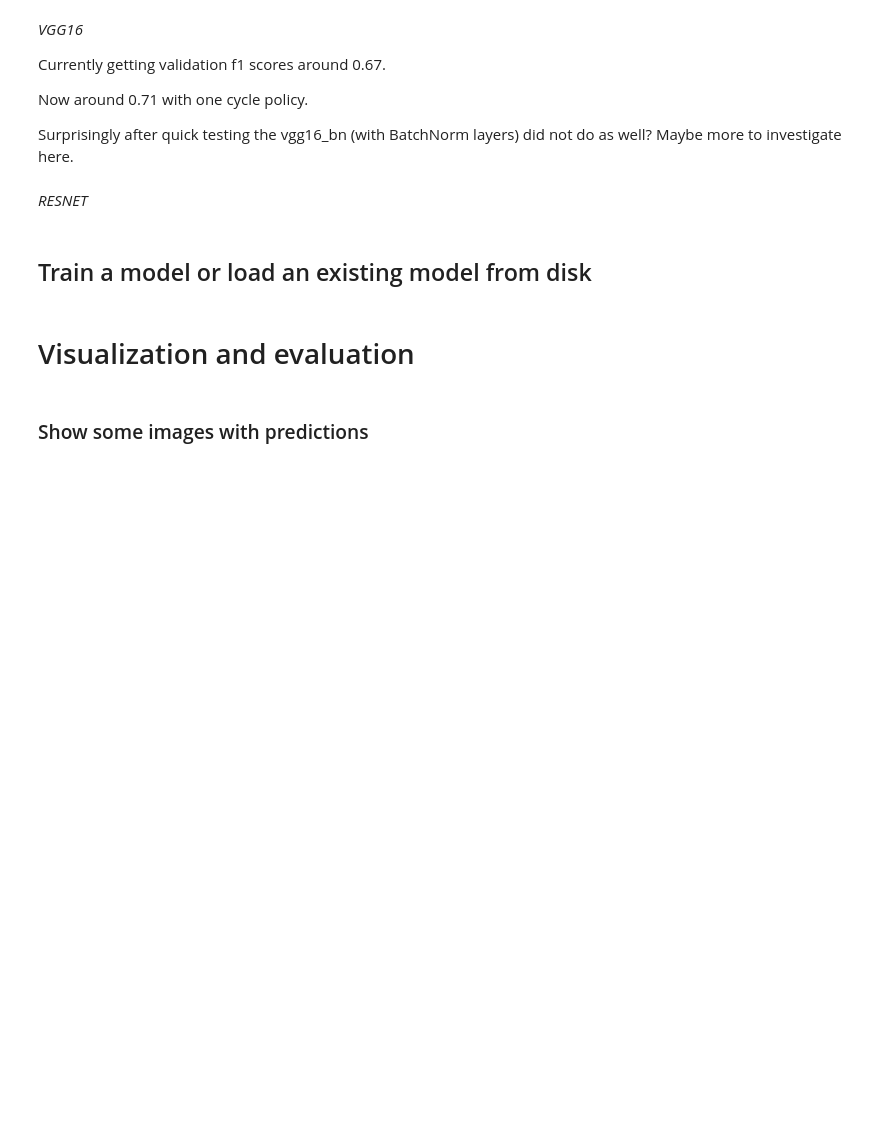
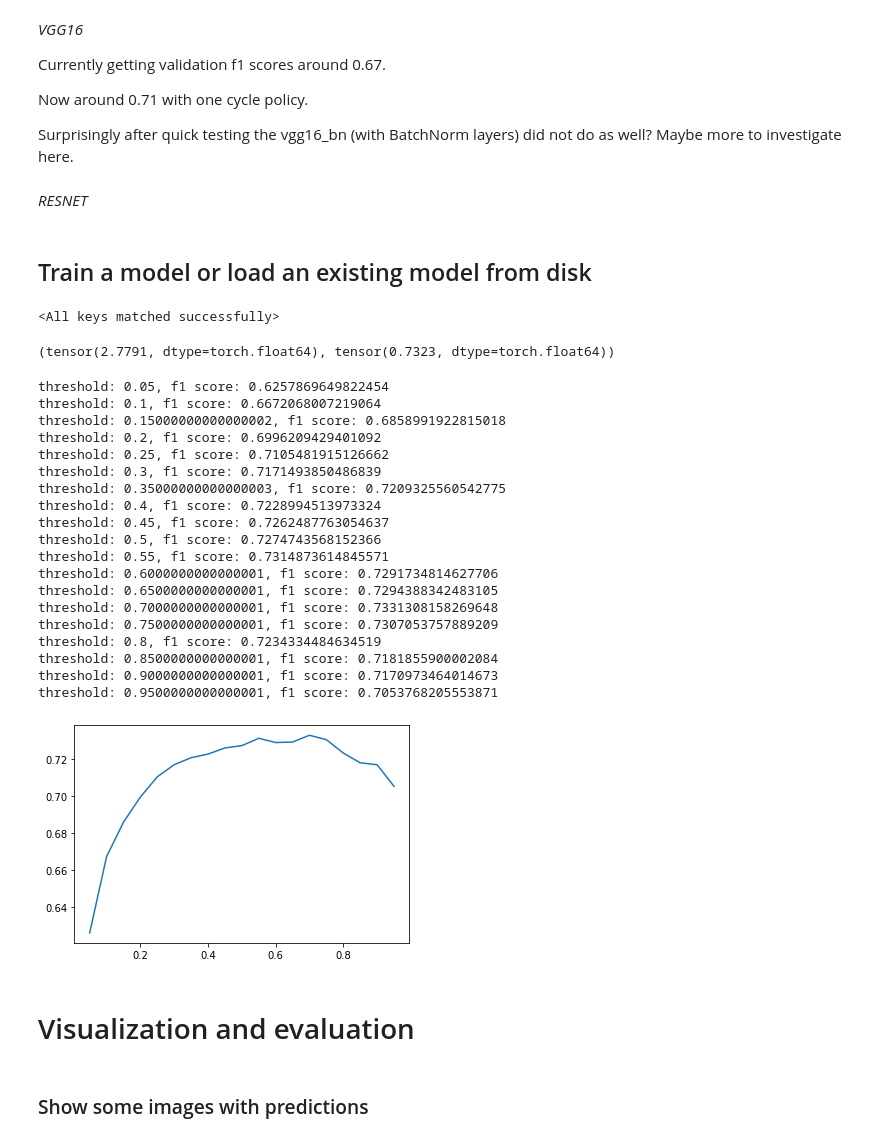
Before and after one commit to ikanher/the-three-caballeros, a Jupyter notebook: notebooks/09_transfer_learning_data_augmentation.ipynb, the cells around one changed output. Cells and saved outputs as stored; diff of their text form; code cells hidden in the pictures; blank space fills up the shorter version.

Commit message:
Push predictions through sigmoid before using.

```diff
--- a/notebooks/09_transfer_learning_data_augmentation.ipynb
+++ b/notebooks/09_transfer_learning_data_augmentation.ipynb
@@ -269,7 +273,7 @@ def evaluate(dataloader, model, criterion, device, threshold=0.5):
             X, y = batch
             X = X.to(device)
             y = y.to(device)
-            y_pred = model(X)
+            y_pred = torch.sigmoid(model(X))
 
             loss = criterion(y_pred, y)
             losses.append(loss)
@@ -711,7 +720,7 @@ scheduler = torch.optim.lr_scheduler.OneCycleLR(
 
 # ResNet 101
 #model_save_path = '../data/resnet-valid-acc-aug-0.70.pth'
-#model_save_path = '../data/resnet-101-valid-acc-0.73-2.pth'
+model_save_path = '../data/resnet-101-valid-acc-0.73-2.pth'
 
 #model_save_path = '../data/resnet-152-valid-acc-0.722.pth'
 #model_save_path = '../data/resnet-152-valid-acc-0.727.pth'
@@ -725,7 +734,9 @@ scheduler = torch.optim.lr_scheduler.OneCycleLR(
 # %%
 # Plain model saving and loading (only state dictionary).
 #torch.save(model.state_dict(), model_save_path)
-#model.load_state_dict(torch.load(model_save_path, map_location=torch.device(device)))
+model.load_state_dict(torch.load(model_save_path, map_location=torch.device(device)))
+# %% [output]
+<All keys matched successfully>
 # %%
 # Save an entire model (not just the state dict)
 #torch.save(model, model_whole_save_path)
@@ -755,17 +766,40 @@ if True:
     print(f'Saving model to {model_whole_save_path}')
     torch.save(model, model_whole_save_path)
 # %%
-evaluate(valid_dataloader, model, criterion, device, threshold=0.75)
+evaluate(valid_dataloader, model, criterion, device, threshold=0.70)
+# %% [output]
+(tensor(2.7791, dtype=torch.float64), tensor(0.7323, dtype=torch.float64))
 # %%
 # This is for finding the optimal threshold.
-if False:
+if True:
     f1_scores = []
     for threshold in np.arange(0.05, 1, 0.05):
         _, f1 = evaluate(valid_dataloader, model, criterion, device, threshold=threshold)
         f1_scores.append(f1)
         print(f'threshold: {threshold}, f1 score: {f1}')
 
     plt.plot(np.arange(0.05, 1, 0.05), f1_scores)
+# %% [output]
+threshold: 0.05, f1 score: 0.6257869649822454
+threshold: 0.1, f1 score: 0.6672068007219064
+threshold: 0.15000000000000002, f1 score: 0.6858991922815018
+threshold: 0.2, f1 score: 0.6996209429401092
+threshold: 0.25, f1 score: 0.7105481915126662
+threshold: 0.3, f1 score: 0.7171493850486839
+threshold: 0.35000000000000003, f1 score: 0.7209325560542775
+threshold: 0.4, f1 score: 0.7228994513973324
+threshold: 0.45, f1 score: 0.7262487763054637
+threshold: 0.5, f1 score: 0.7274743568152366
+threshold: 0.55, f1 score: 0.7314873614845571
+threshold: 0.6000000000000001, f1 score: 0.7291734814627706
+threshold: 0.6500000000000001, f1 score: 0.7294388342483105
+threshold: 0.7000000000000001, f1 score: 0.7331308158269648
+threshold: 0.7500000000000001, f1 score: 0.7307053757889209
+threshold: 0.8, f1 score: 0.7234334484634519
+threshold: 0.8500000000000001, f1 score: 0.7181855900002084
+threshold: 0.9000000000000001, f1 score: 0.7170973464014673
+threshold: 0.9500000000000001, f1 score: 0.7053768205553871
+[figure, added]
 # %% [markdown]
 # Visualization and evaluation
 # %% [markdown]
```
Also changed, not shown: parts of 5 cells of this notebook, 1 other file.
